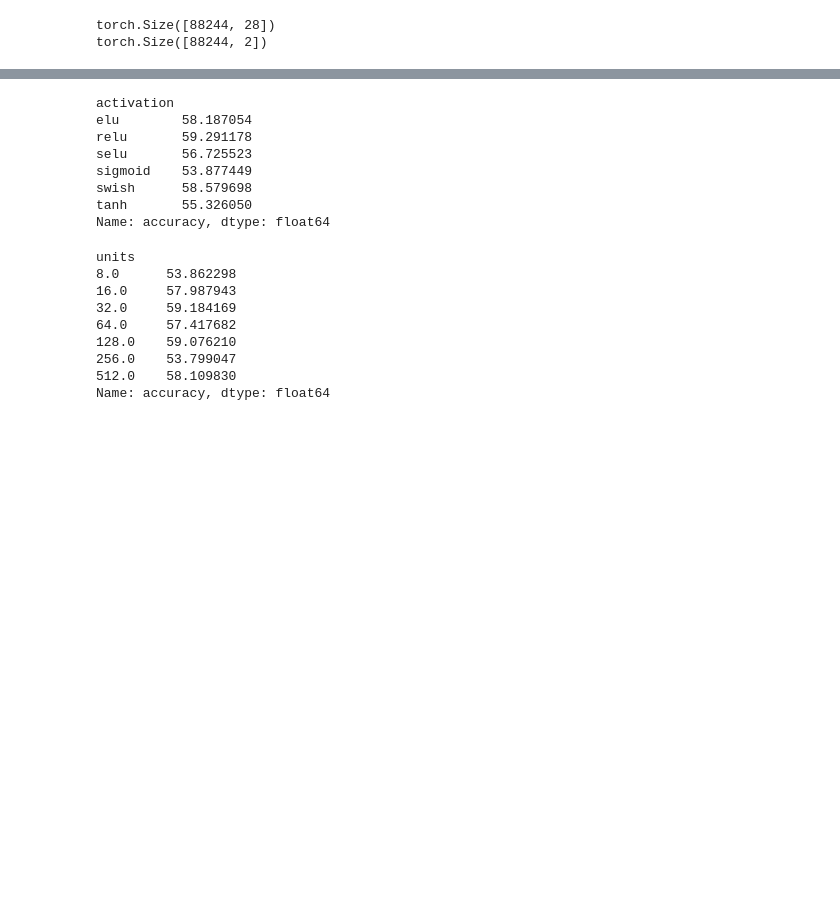
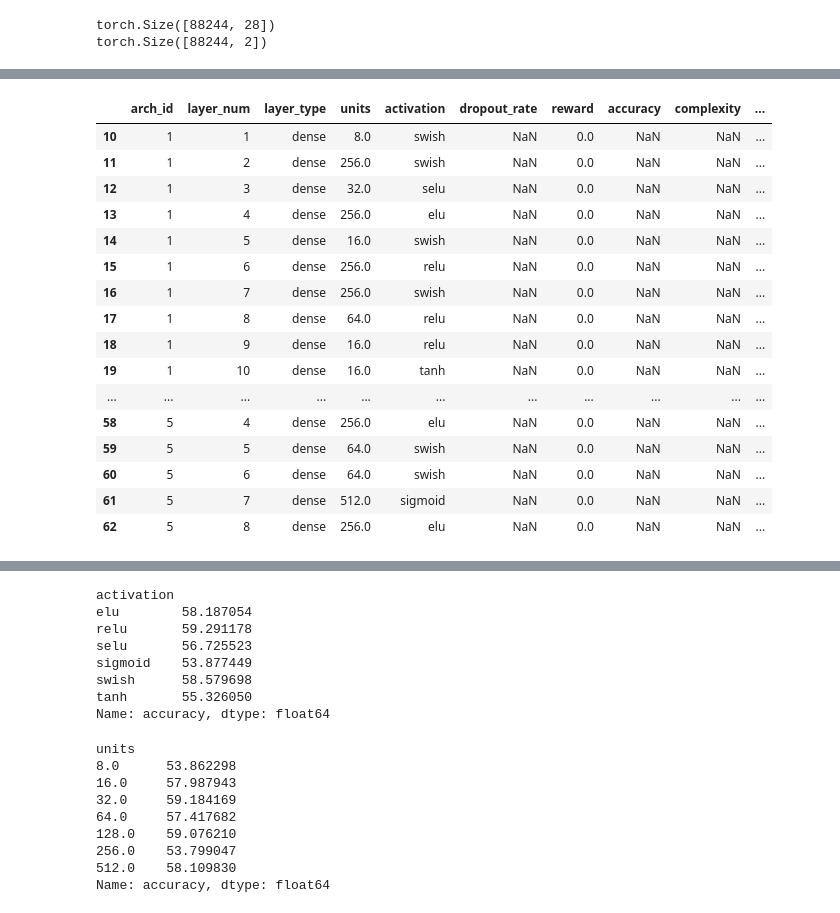
Before and after one commit to abhinav-madabhushi/Math-M148-NAS, a Jupyter notebook: RL_Model.ipynb, the cells around one changed output, grey strips where cells are left out. Cells and saved outputs as stored; diff of their text form; code cells hidden in the pictures; blank space fills up the shorter version.

```diff
--- a/RL_Model.ipynb
+++ b/RL_Model.ipynb
@@ -357,0 +410,20 @@ df
+# %%
+df[df['accuracy'].isna()].head(30)
+# %% [output]
+|  | arch_id | layer_num | layer_type | units | activation | dropout_rate | reward | accuracy | complexity | ... |
+| 10 | 1 | 1 | dense | 8.0 | swish | NaN | 0.0 | NaN | NaN | ... |
+| 11 | 1 | 2 | dense | 256.0 | swish | NaN | 0.0 | NaN | NaN | ... |
+| 12 | 1 | 3 | dense | 32.0 | selu | NaN | 0.0 | NaN | NaN | ... |
+| 13 | 1 | 4 | dense | 256.0 | elu | NaN | 0.0 | NaN | NaN | ... |
+| 14 | 1 | 5 | dense | 16.0 | swish | NaN | 0.0 | NaN | NaN | ... |
+| 15 | 1 | 6 | dense | 256.0 | relu | NaN | 0.0 | NaN | NaN | ... |
+| 16 | 1 | 7 | dense | 256.0 | swish | NaN | 0.0 | NaN | NaN | ... |
+| 17 | 1 | 8 | dense | 64.0 | relu | NaN | 0.0 | NaN | NaN | ... |
+| 18 | 1 | 9 | dense | 16.0 | relu | NaN | 0.0 | NaN | NaN | ... |
+| 19 | 1 | 10 | dense | 16.0 | tanh | NaN | 0.0 | NaN | NaN | ... |
+| ... | ... | ... | ... | ... | ... | ... | ... | ... | ... | ... |
+| 58 | 5 | 4 | dense | 256.0 | elu | NaN | 0.0 | NaN | NaN | ... |
+| 59 | 5 | 5 | dense | 64.0 | swish | NaN | 0.0 | NaN | NaN | ... |
+| 60 | 5 | 6 | dense | 64.0 | swish | NaN | 0.0 | NaN | NaN | ... |
+| 61 | 5 | 7 | dense | 512.0 | sigmoid | NaN | 0.0 | NaN | NaN | ... |
+| 62 | 5 | 8 | dense | 256.0 | elu | NaN | 0.0 | NaN | NaN | ... |
```
Also changed, not shown: parts of 20 cells of this notebook, 24 other files.
